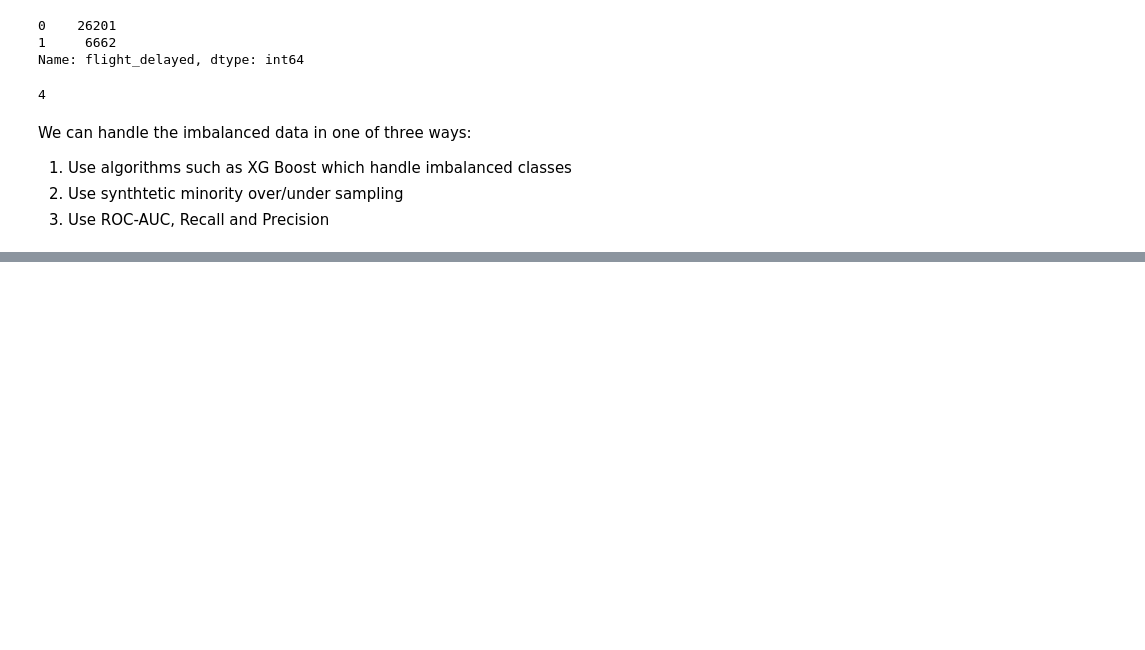
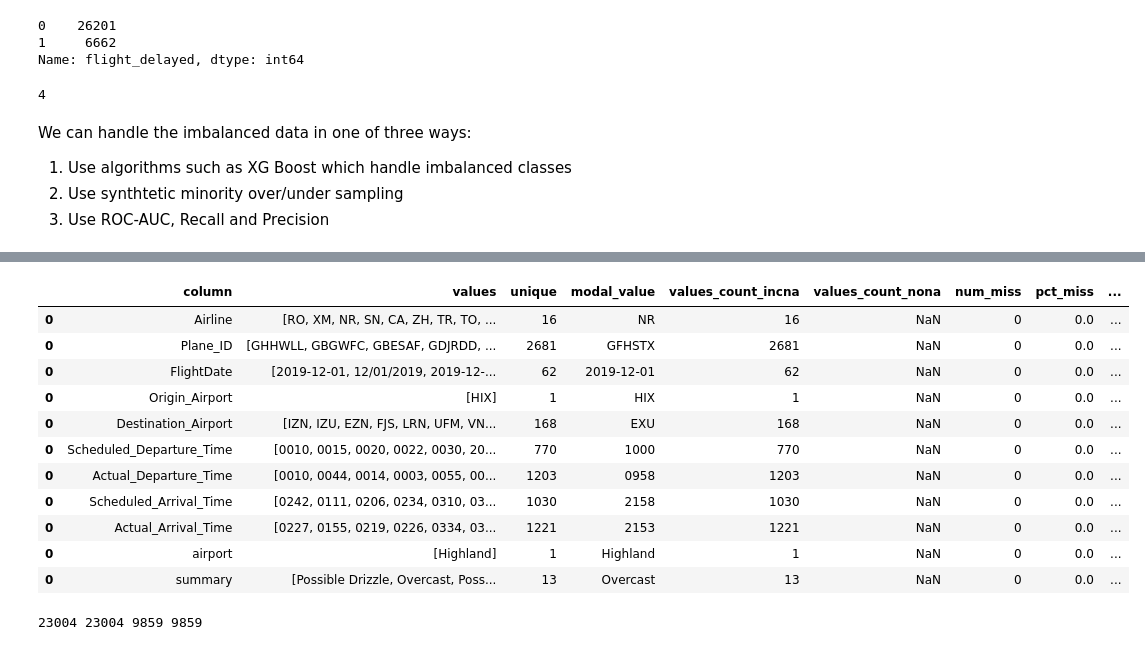
Before and after one commit to factorwonk/bain_flight_delay, a Jupyter notebook: flight_delay_weather.ipynb, the cells around one changed output, grey strips where cells are left out. Saved outputs shown, nothing was run; the diff lists cells and outputs as text; code cells hidden in the pictures; blank space fills up the shorter version.

```diff
--- a/flight_delay_weather.ipynb
+++ b/flight_delay_weather.ipynb
@@ -736,0 +775,3 @@ We can handle the imbalanced data in one of three ways:
+# %%
+X = hix_merged_dep_wthr_df2.drop(['flight_delayed'], axis=1)
+y = hix_merged_dep_wthr_df2.flight_delayed
@@ -736,0 +810,19 @@ We can handle the imbalanced data in one of three ways:
+# %%
+categorical_profiling(X)
+# %% [output]
+|  | column | values | unique | modal_value | values_count_incna | values_count_nona | num_miss | pct_miss | ... |
+| 0 | Airline | [RO, XM, NR, SN, CA, ZH, TR, TO, ... | 16 | NR | 16 | NaN | 0 | 0.0 | ... |
+| 0 | Plane_ID | [GHHWLL, GBGWFC, GBESAF, GDJRDD, ... | 2681 | GFHSTX | 2681 | NaN | 0 | 0.0 | ... |
+| 0 | FlightDate | [2019-12-01, 12/01/2019, 2019-12-... | 62 | 2019-12-01 | 62 | NaN | 0 | 0.0 | ... |
+| 0 | Origin_Airport | [HIX] | 1 | HIX | 1 | NaN | 0 | 0.0 | ... |
+| 0 | Destination_Airport | [IZN, IZU, EZN, FJS, LRN, UFM, VN... | 168 | EXU | 168 | NaN | 0 | 0.0 | ... |
+| 0 | Scheduled_Departure_Time | [0010, 0015, 0020, 0022, 0030, 20... | 770 | 1000 | 770 | NaN | 0 | 0.0 | ... |
+| 0 | Actual_Departure_Time | [0010, 0044, 0014, 0003, 0055, 00... | 1203 | 0958 | 1203 | NaN | 0 | 0.0 | ... |
+| 0 | Scheduled_Arrival_Time | [0242, 0111, 0206, 0234, 0310, 03... | 1030 | 2158 | 1030 | NaN | 0 | 0.0 | ... |
+| 0 | Actual_Arrival_Time | [0227, 0155, 0219, 0226, 0334, 03... | 1221 | 2153 | 1221 | NaN | 0 | 0.0 | ... |
+| 0 | airport | [Highland] | 1 | Highland | 1 | NaN | 0 | 0.0 | ... |
+| 0 | summary | [Possible Drizzle, Overcast, Poss... | 13 | Overcast | 13 | NaN | 0 | 0.0 | ... |
+# %%
+X_train, y_train, X_test, y_test = shuffle_split_data(X,y)
+# %% [output]
+23004 23004 9859 9859
```
Also changed, not shown: parts of 13 cells of this notebook.
